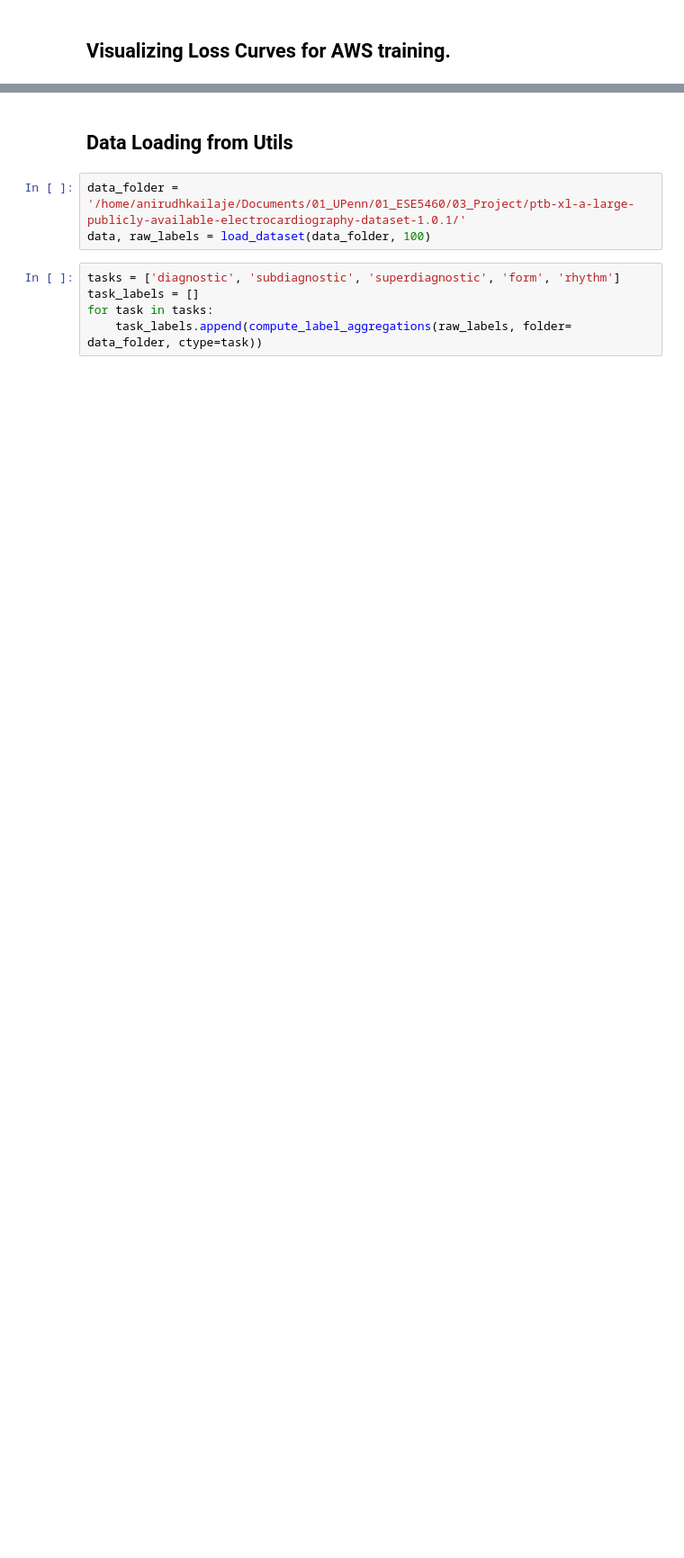
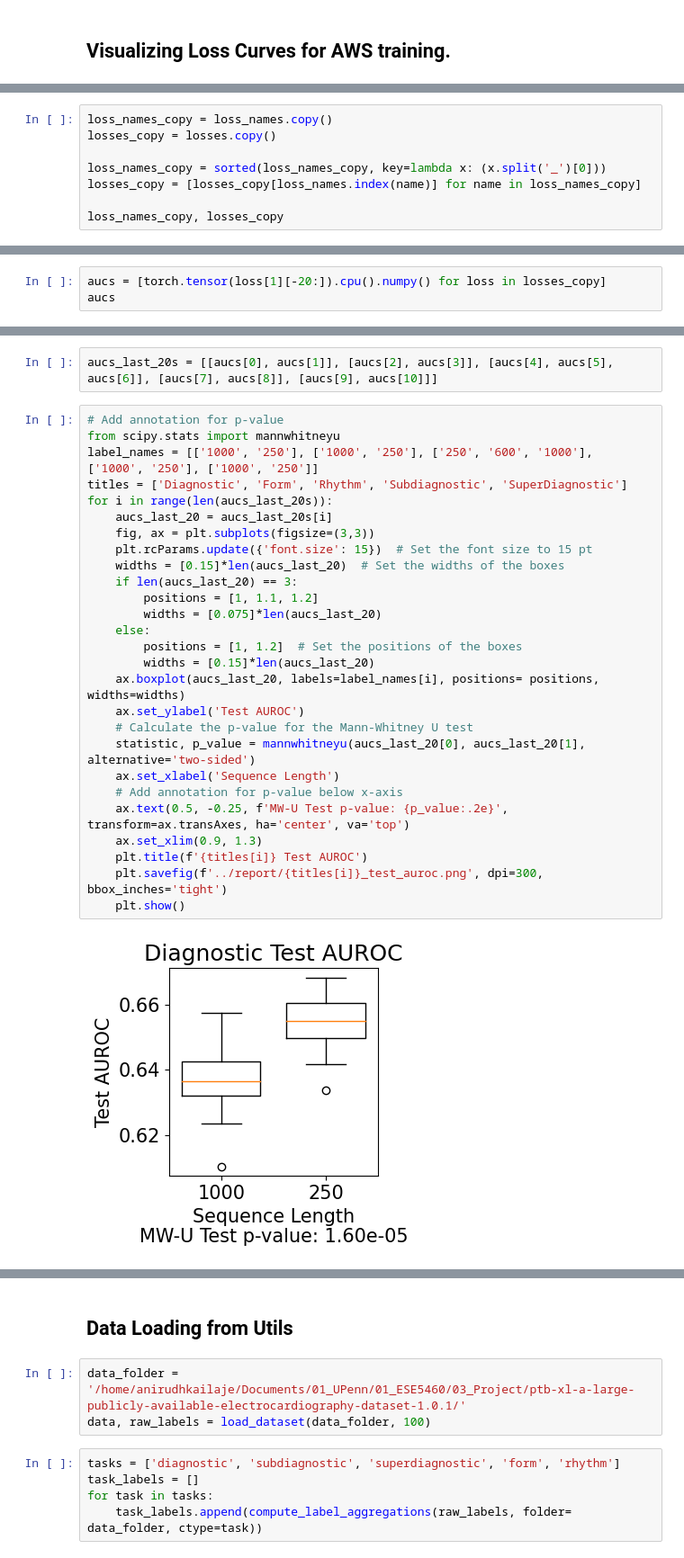
Before and after one commit to Xaler1/DLProject, a Jupyter notebook: src/01_ScratchPad.ipynb, the cells around one changed output, grey strips where cells are left out. Shown at 90% size. Cells and saved outputs as stored; diff of their text form; blank space fills up the shorter version.

```diff
--- a/src/01_ScratchPad.ipynb
+++ b/src/01_ScratchPad.ipynb
@@ -28,0 +55,8 @@ for i in range(len(losses)):
+# %%
+loss_names_copy = loss_names.copy()
+losses_copy = losses.copy()
+
+loss_names_copy = sorted(loss_names_copy, key=lambda x: (x.split('_')[0]))
+losses_copy = [losses_copy[loss_names.index(name)] for name in loss_names_copy]
+
+loss_names_copy, losses_copy
@@ -28,0 +81,3 @@ for i in range(len(losses)):
+# %%
+aucs = [torch.tensor(loss[1][-20:]).cpu().numpy() for loss in losses_copy]
+aucs
@@ -28,0 +116,31 @@ for i in range(len(losses)):
+# %%
+aucs_last_20s = [[aucs[0], aucs[1]], [aucs[2], aucs[3]], [aucs[4], aucs[5], aucs[6]], [aucs[7], aucs[8]], [aucs[9], aucs[10]]]
+# %%
+# Add annotation for p-value
+from scipy.stats import mannwhitneyu
+label_names = [['1000', '250'], ['1000', '250'], ['250', '600', '1000'], ['1000', '250'], ['1000', '250']]
+titles = ['Diagnostic', 'Form', 'Rhythm', 'Subdiagnostic', 'SuperDiagnostic']
+for i in range(len(aucs_last_20s)):
+    aucs_last_20 = aucs_last_20s[i]
+    fig, ax = plt.subplots(figsize=(3,3))
+    plt.rcParams.update({'font.size': 15})  # Set the font size to 15 pt
+    widths = [0.15]*len(aucs_last_20)  # Set the widths of the boxes
+    if len(aucs_last_20) == 3:
+        positions = [1, 1.1, 1.2]
+        widths = [0.075]*len(aucs_last_20)
+    else:
+        positions = [1, 1.2]  # Set the positions of the boxes
+        widths = [0.15]*len(aucs_last_20)
+    ax.boxplot(aucs_last_20, labels=label_names[i], positions= positions, widths=widths)
+    ax.set_ylabel('Test AUROC')
+    # Calculate the p-value for the Mann-Whitney U test
+    statistic, p_value = mannwhitneyu(aucs_last_20[0], aucs_last_20[1], alternative='two-sided')
+    ax.set_xlabel('Sequence Length')
+    # Add annotation for p-value below x-axis
+    ax.text(0.5, -0.25, f'MW-U Test p-value: {p_value:.2e}', transform=ax.transAxes, ha='center', va='top')
+    ax.set_xlim(0.9, 1.3)
+    plt.title(f'{titles[i]} Test AUROC')
+    plt.savefig(f'../report/{titles[i]}_test_auroc.png', dpi=300, bbox_inches='tight')
+    plt.show()
+# %% [output]
+[figure, added]
```
Also changed, not shown: parts of 34 cells of this notebook, 34 other files.
